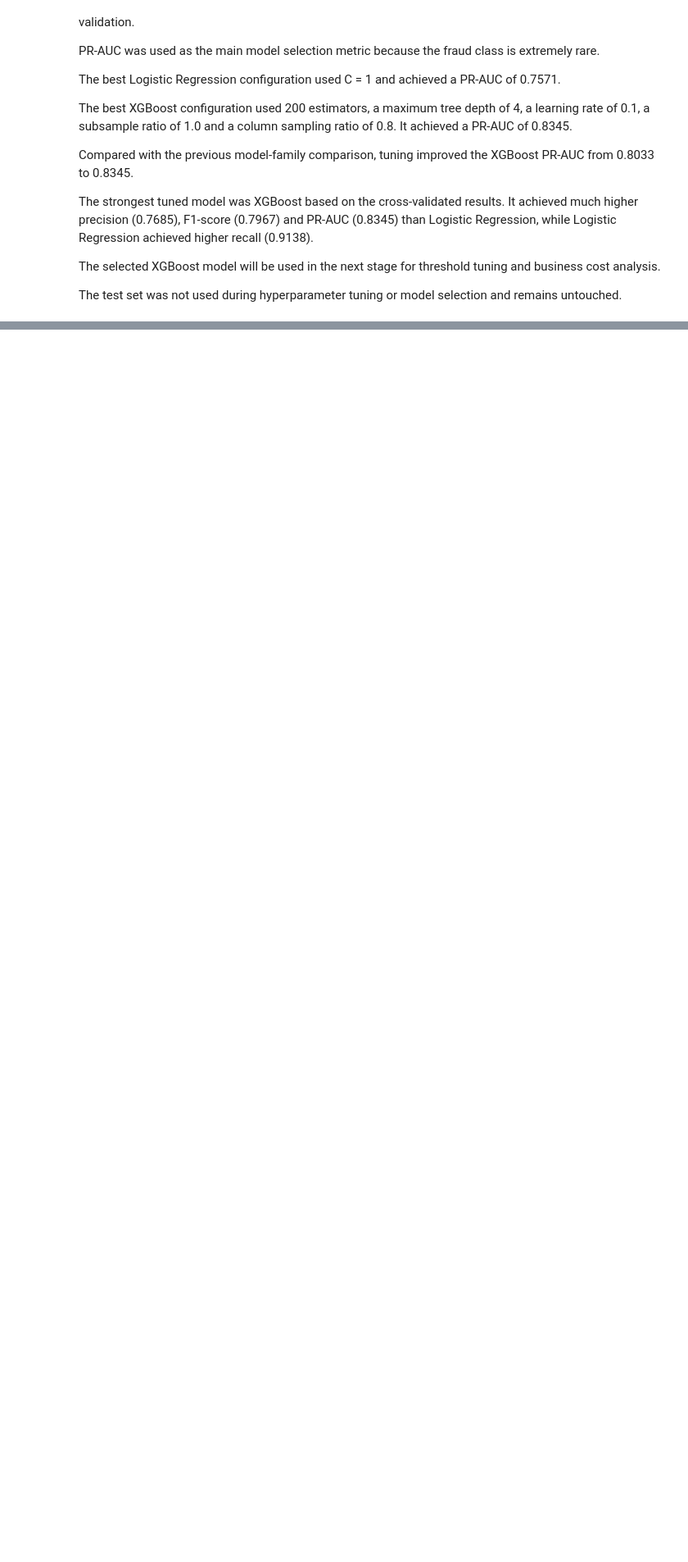
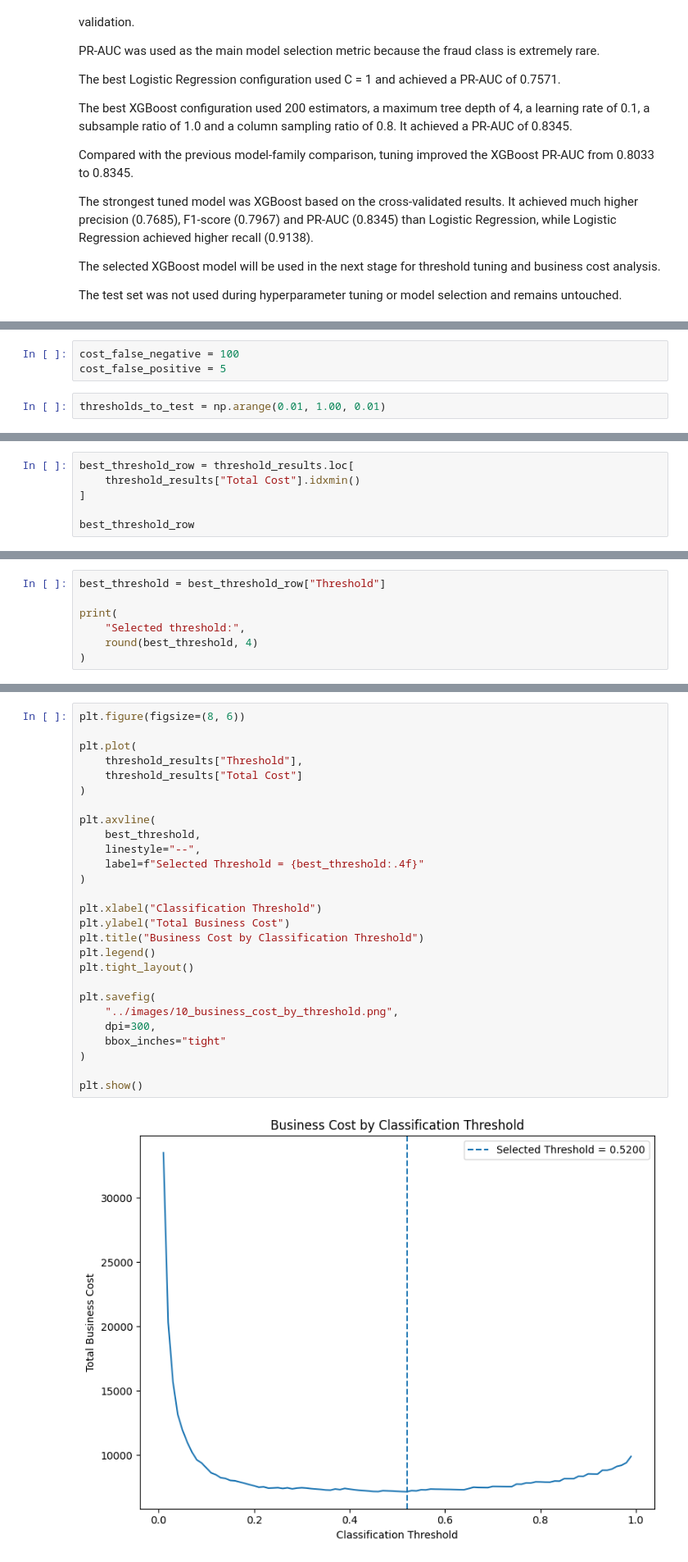
Before and after one commit to francisparwez/credit-card-fraud-detection, a Jupyter notebook: notebooks/01_credit_card_fraud_detection.ipynb, the cells around one changed output, grey strips where cells are left out. Shown at 82% size. Saved outputs shown, nothing was run; the diff lists cells and outputs as text; blank space fills up the shorter version.

```diff
--- a/notebooks/01_credit_card_fraud_detection.ipynb
+++ b/notebooks/01_credit_card_fraud_detection.ipynb
@@ -1387,0 +1502,5 @@ The test set was not used during hyperparameter tuning or model selection and re
+# %%
+cost_false_negative = 100
+cost_false_positive = 5
+# %%
+thresholds_to_test = np.arange(0.01, 1.00, 0.01)
@@ -1387,0 +1565,6 @@ The test set was not used during hyperparameter tuning or model selection and re
+# %%
+best_threshold_row = threshold_results.loc[
+    threshold_results["Total Cost"].idxmin()
+]
+
+best_threshold_row
@@ -1387,0 +1581,7 @@ The test set was not used during hyperparameter tuning or model selection and re
+# %%
+best_threshold = best_threshold_row["Threshold"]
+
+print(
+    "Selected threshold:",
+    round(best_threshold, 4)
+)
@@ -1387,0 +1665,29 @@ The test set was not used during hyperparameter tuning or model selection and re
+# %%
+plt.figure(figsize=(8, 6))
+
+plt.plot(
+    threshold_results["Threshold"],
+    threshold_results["Total Cost"]
+)
+
+plt.axvline(
+    best_threshold,
+    linestyle="--",
+    label=f"Selected Threshold = {best_threshold:.4f}"
+)
+
+plt.xlabel("Classification Threshold")
+plt.ylabel("Total Business Cost")
+plt.title("Business Cost by Classification Threshold")
+plt.legend()
+plt.tight_layout()
+
+plt.savefig(
+    "../images/10_business_cost_by_threshold.png",
+    dpi=300,
+    bbox_inches="tight"
+)
+
+plt.show()
+# %% [output]
+[figure, added]
```
Also changed, not shown: parts of 32 cells of this notebook, 5 other files.
